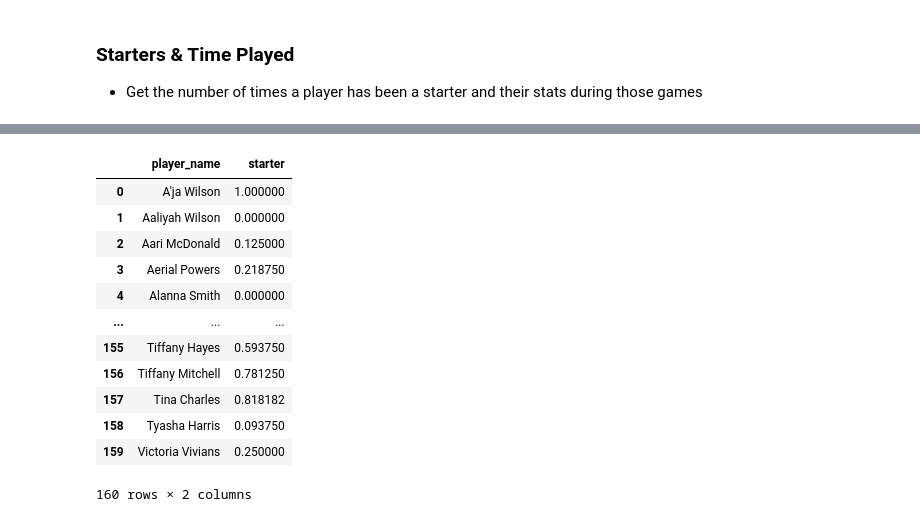
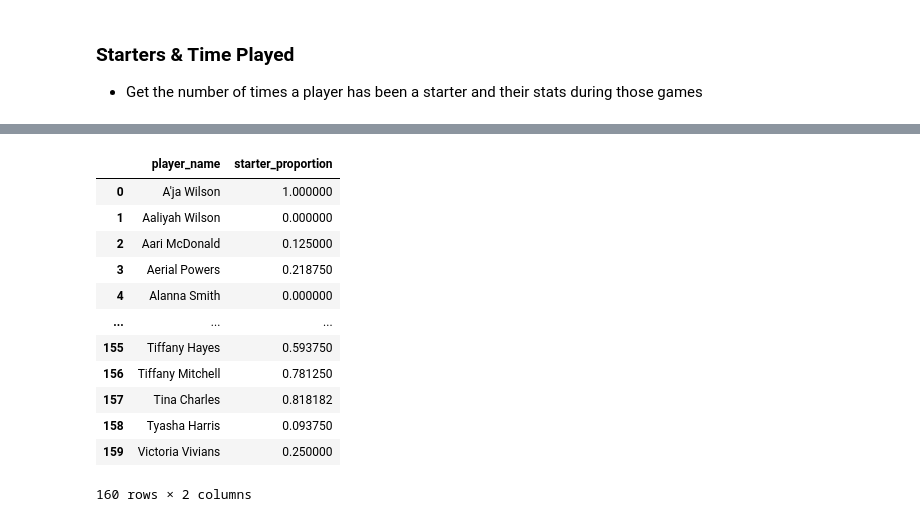
Before and after one commit to sequitria/Learning-Data-Science-via-Sports-Betting, a Jupyter notebook: explore.ipynb, the cells around one changed output, grey strips where cells are left out. Cells and saved outputs as stored; diff of their text form; code cells hidden in the pictures.

Commit message:
main starter data is numerically visualised
Next step is to graphically visualise them

```diff
--- a/explore.ipynb
+++ b/explore.ipynb
@@ -286,8 +286,10 @@ Name: starter, dtype: float64
 # %%
 # Number of times a player gets the starter position out of the times they have played
 starter_proportion = df_2021.groupby('player_name')['starter'].mean().to_frame().reset_index()
+starter_proportion = starter_proportion.set_axis(['player_name', 'starter_proportion'], axis=1)
+starter_proportion
 # %% [output]
-|  | player_name | starter |
+|  | player_name | starter_proportion |
 | 0 | A'ja Wilson | 1.000000 |
 | 1 | Aaliyah Wilson | 0.000000 |
 | 2 | Aari McDonald | 0.125000 |
```
Also changed, not shown: parts of 2 cells of this notebook.
